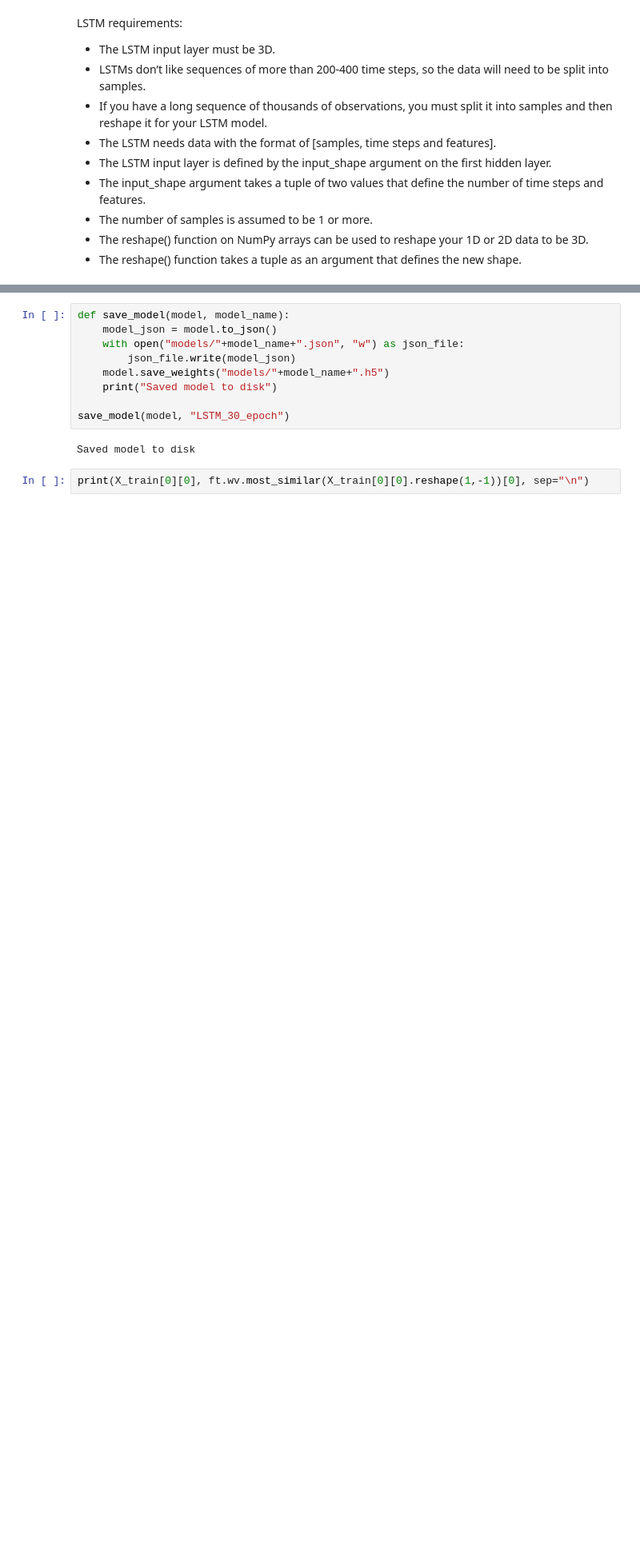
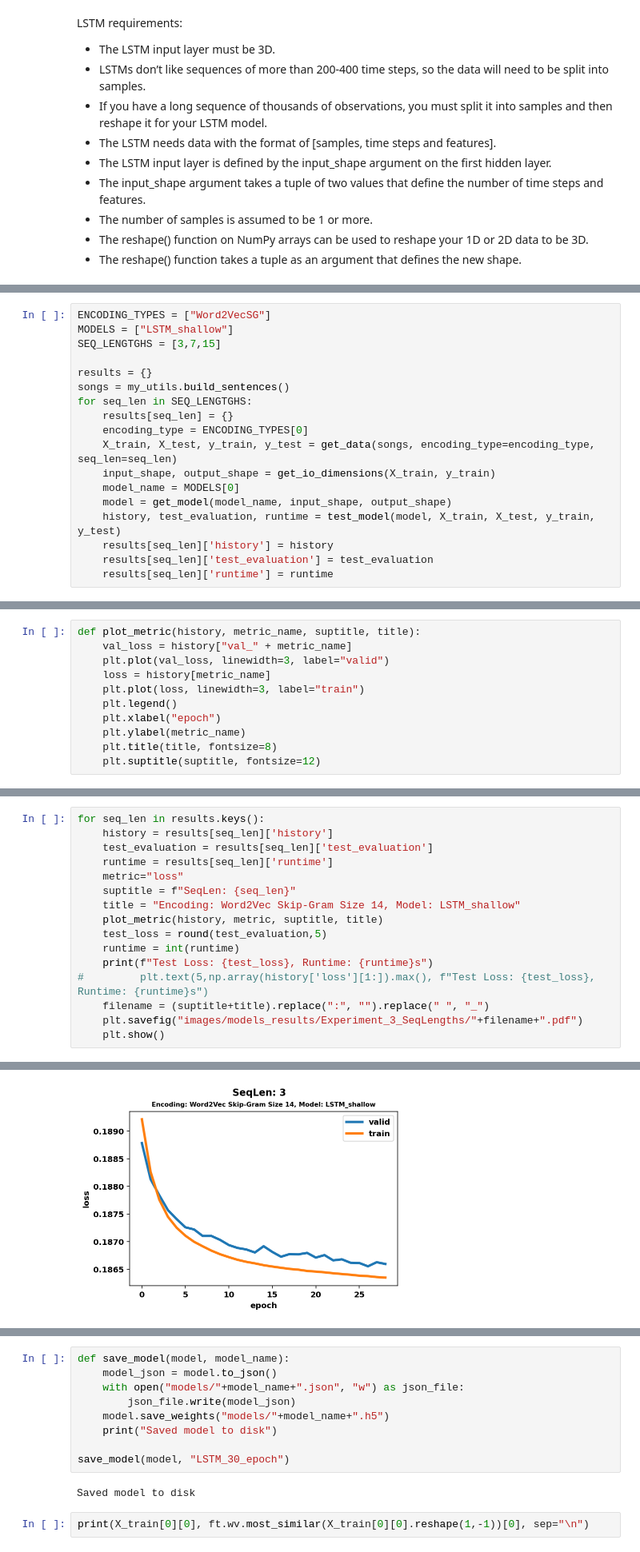
Before and after one commit to mateuszdorobek/Harmony-Analyzer, a Jupyter notebook: Model.ipynb, the cells around one changed output, grey strips where cells are left out. Shown at 80% size. Saved outputs shown, nothing was run; the diff lists cells and outputs as text; blank space fills up the shorter version.

```diff
--- a/Model.ipynb
+++ b/Model.ipynb
@@ -283,0 +391,18 @@ def plot_loss(history, metric_name):
+# %%
+ENCODING_TYPES = ["Word2VecSG"]
+MODELS = ["LSTM_shallow"]
+SEQ_LENGTGHS = [3,7,15]
+
+results = {}
+songs = my_utils.build_sentences()
+for seq_len in SEQ_LENGTGHS:
+    results[seq_len] = {}
+    encoding_type = ENCODING_TYPES[0]
+    X_train, X_test, y_train, y_test = get_data(songs, encoding_type=encoding_type, seq_len=seq_len)
+    input_shape, output_shape = get_io_dimensions(X_train, y_train)
+    model_name = MODELS[0]
+    model = get_model(model_name, input_shape, output_shape)
+    history, test_evaluation, runtime = test_model(model, X_train, X_test, y_train, y_test)
+    results[seq_len]['history'] = history
+    results[seq_len]['test_evaluation'] = test_evaluation
+    results[seq_len]['runtime'] = runtime
@@ -283,0 +427,11 @@ def plot_loss(history, metric_name):
+# %%
+def plot_metric(history, metric_name, suptitle, title):
+    val_loss = history["val_" + metric_name]
+    plt.plot(val_loss, linewidth=3, label="valid")
+    loss = history[metric_name]
+    plt.plot(loss, linewidth=3, label="train")
+    plt.legend()
+    plt.xlabel("epoch")
+    plt.ylabel(metric_name)
+    plt.title(title, fontsize=8)
+    plt.suptitle(suptitle, fontsize=12)
@@ -283,0 +442,17 @@ def plot_loss(history, metric_name):
+# %%
+for seq_len in results.keys():
+    history = results[seq_len]['history']
+    test_evaluation = results[seq_len]['test_evaluation']
+    runtime = results[seq_len]['runtime']
+    metric="loss"
+    suptitle = f"SeqLen: {seq_len}"
+    title = "Encoding: Word2Vec Skip-Gram Size 14, Model: LSTM_shallow"
+    plot_metric(history, metric, suptitle, title)
+    test_loss = round(test_evaluation,5)
+    runtime = int(runtime)
+    print(f"Test Loss: {test_loss}, Runtime: {runtime}s")
+#         plt.text(5,np.array(history['loss'][1:]).max(), f"Test Loss: {test_loss}, Runtime: {runtime}s")
+    filename = (suptitle+title).replace(":", "").replace(" ", "_")
+    plt.savefig("images/models_results/Experiment_3_SeqLengths/"+filename+".pdf")
+    plt.show()
+# %% [output]
@@ -283,0 +460 @@ def plot_loss(history, metric_name):
+[figure, added]
```
Also changed, not shown: parts of 45 cells of this notebook, 1 other file.
